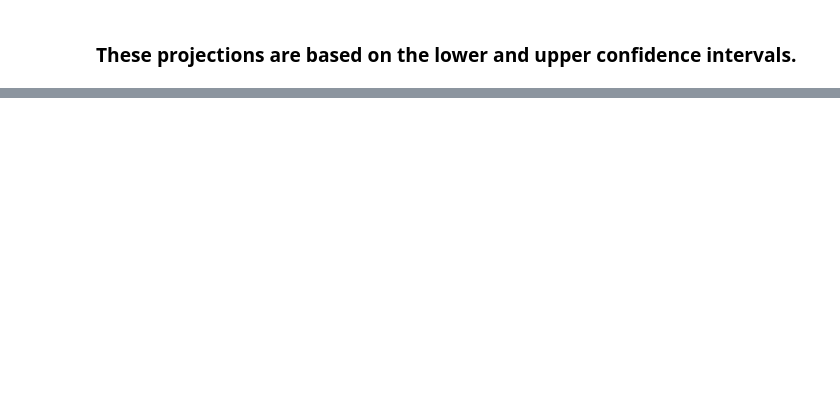
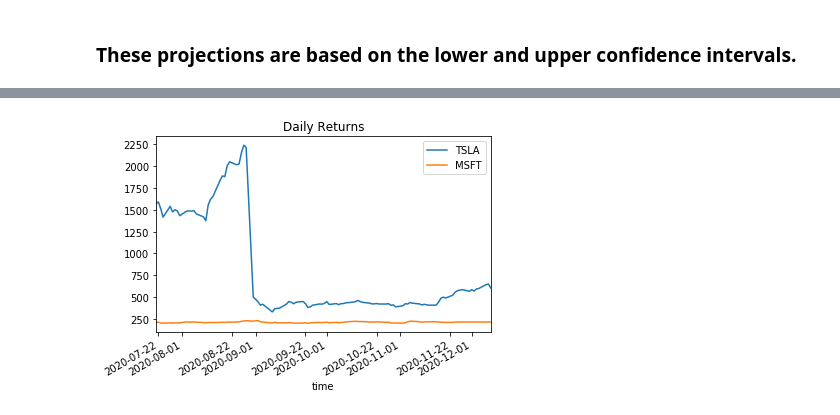
Before and after one commit to GregoryRash6/Custom_Portfolio_Analysis, a Jupyter notebook: gregory.ipynb, the cells around one changed output, grey strips where cells are left out. Drawn from its saved outputs; the diff is of its cells as text; code cells hidden in the pictures; blank space fills up the shorter version.

```diff
--- a/gregory.ipynb
+++ b/gregory.ipynb
@@ -144,0 +218,8 @@ over the next 10 years will end within in the range of $0.28 and $2945.35
+# %%
+# Rolling Statistics vs Regular Statistics
+
+dailyreturnsplot = portfolio_close.plot(title='Daily Returns');
+
+dailyreturnsplot.figure.savefig(f"Images/dailyreturnsplot.png", bbox_inches='tight')
+# %% [output]
+[figure, added]
```
Also changed, not shown: parts of 23 cells of this notebook, 8 other files.
